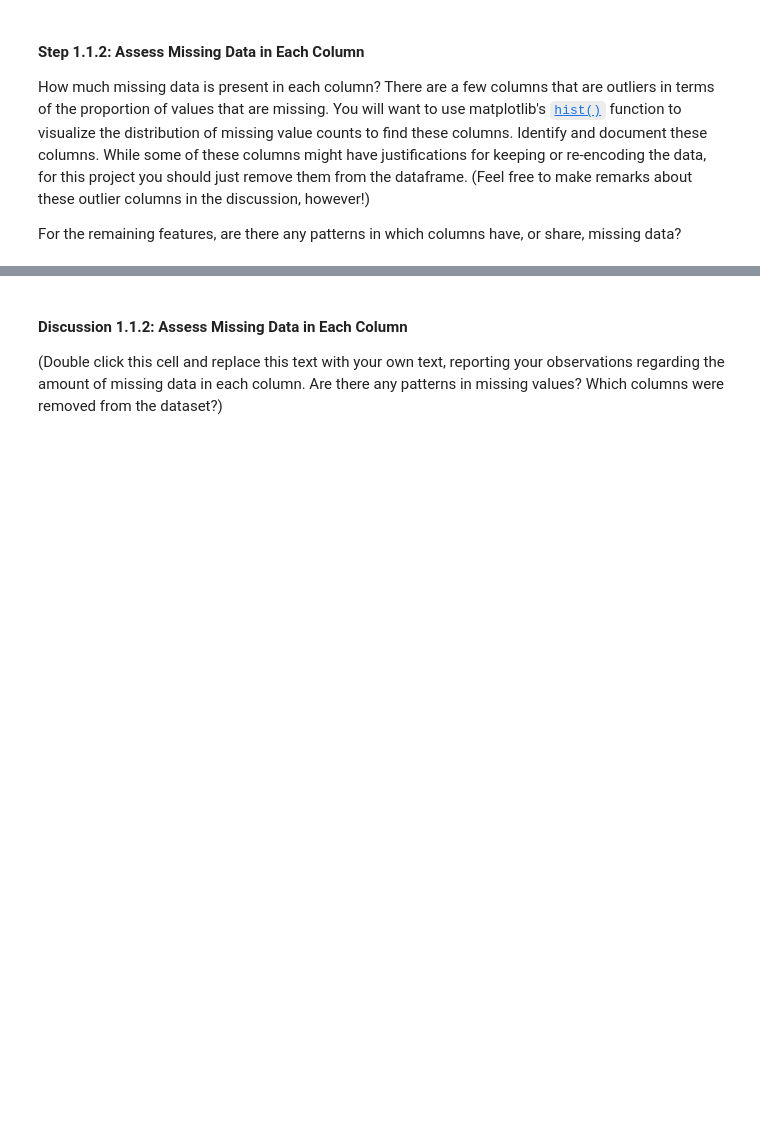
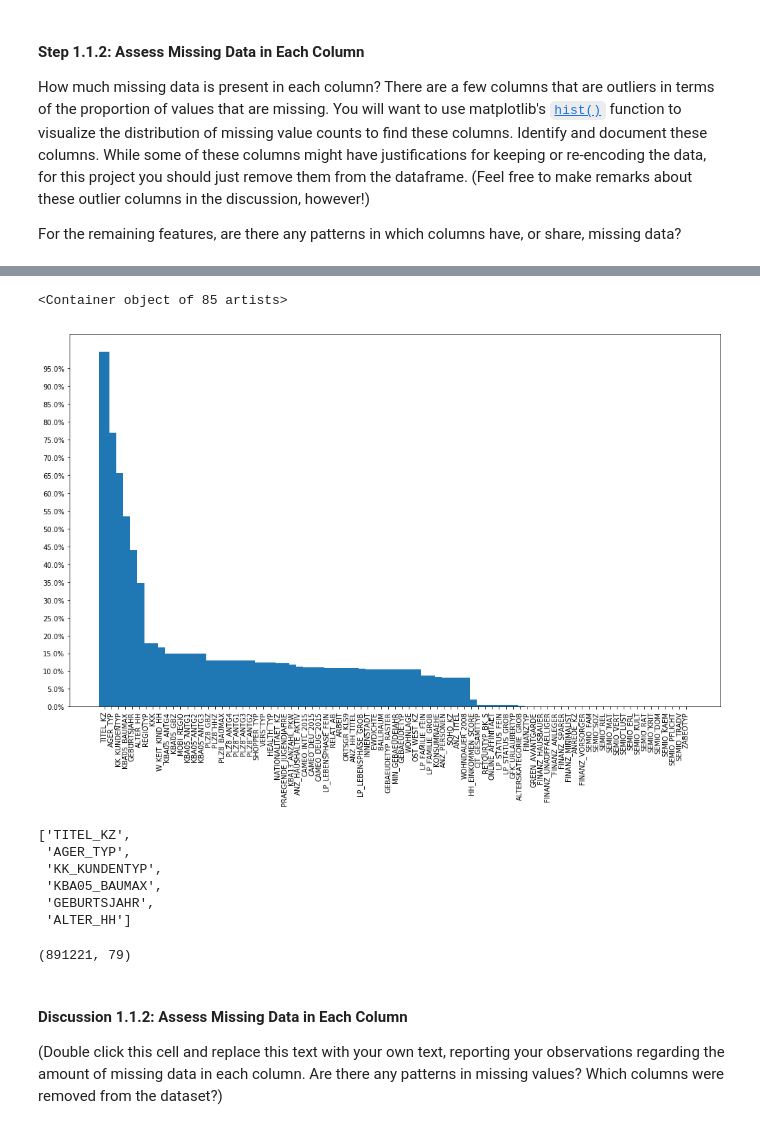
Before and after one commit to analia-barragan/Identify_Customer_Segments, a Jupyter notebook: Identify_Customer_Segments.ipynb, the cells around one changed output, grey strips where cells are left out. Cells and saved outputs as stored; diff of their text form; code cells hidden in the pictures; blank space fills up the shorter version.

```diff
--- a/Identify_Customer_Segments.ipynb
+++ b/Identify_Customer_Segments.ipynb
@@ -249,0 +368,17 @@ For the remaining features, are there any patterns in which columns have, or sha
+# %%
+height_p = percentages.values
+# %%
+y_ticks = np.arange(height_p.min(), height_p.max(), 5)
+# %%
+y_labels = []
+for i in y_ticks:
+    y_labels.append(str(i) + '%')
+# %%
+fig_p, ax_p = plt.subplots(1,1, figsize = (17,10))
+
+plt.xticks(np.arange(len(percentages.keys())),percentages.keys(), rotation = 90)
+plt.yticks(y_ticks, y_labels)
+plt.bar(x = np.arange(len(percentages.keys())), height = height_p, width = 1.5)
+# %% [output]
+<Container object of 85 artists>
+[figure, added]
@@ -250,3 +391,12 @@ For the remaining features, are there any patterns in which columns have, or sha
+# %%
+drop_columns
+# %% [output]
+['TITEL_KZ',
+ 'AGER_TYP',
+ 'KK_KUNDENTYP',
+ 'KBA05_BAUMAX',
+ 'GEBURTSJAHR',
+ 'ALTER_HH']
 # %%
 # Remove the outlier columns from the dataset. (You'll perform other data
 # engineering tasks such as re-encoding and imputation later.)
@@ -252,0 +404,4 @@ For the remaining features, are there any patterns in which columns have, or sha
+# %%
+azdias_clean.shape
+# %% [output]
+(891221, 79)
```
Also changed, not shown: parts of 56 cells of this notebook.
